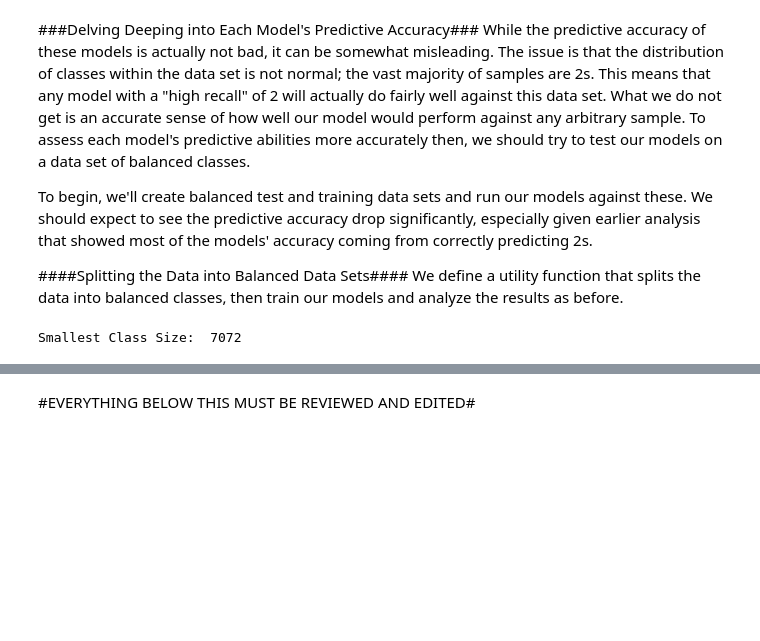
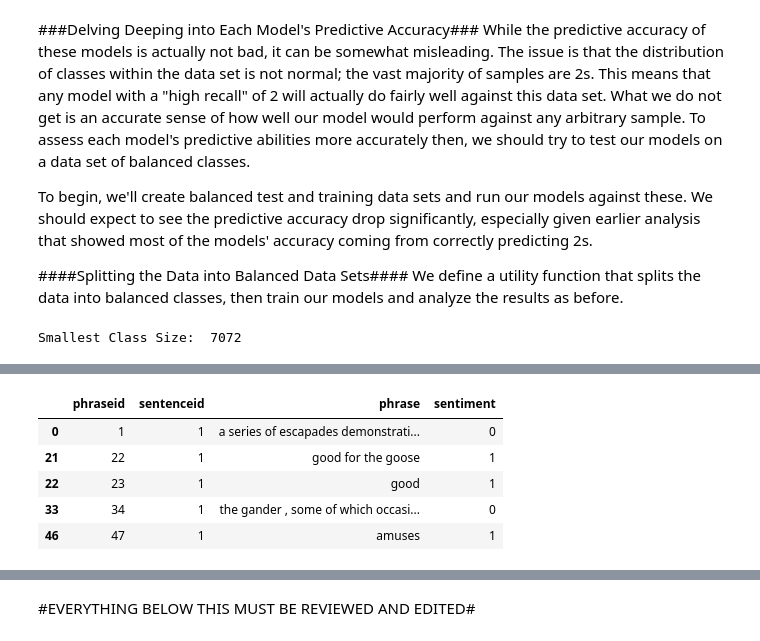
Before and after one commit to DryingPole/sentiment, a Jupyter notebook: notebooks/Final Project Process Book.ipynb, the cells around one changed output, grey strips where cells are left out. Saved outputs shown, nothing was run; the diff lists cells and outputs as text; code cells hidden in the pictures; blank space fills up the shorter version.

```diff
--- a/notebooks/Final Project Process Book.ipynb
+++ b/notebooks/Final Project Process Book.ipynb
@@ -742,0 +714,24 @@ calibration_plot(clf, xtest, ytest)
+# %%
+#create dataset of binarized sentiments to positive and negative.
+bin_reviews = phrases[(phrases.sentiment != 2)]
+sents = bin_reviews.sentiment.tolist()
+
+bin_sents = []
+for i in sents:
+    if (i == 1) | (i == 0):
+        bin_sents.append(0)
+    else:
+        bin_sents.append(1)
+
+#create DF of binary sentiments
+bin_reviews = bin_reviews.drop(['sentiment'], axis = 1)
+bin_reviews['sentiment'] = bin_sents
+# %%
+bin_reviews.head()
+# %% [output]
+|  | phraseid | sentenceid | phrase | sentiment |
+| 0 | 1 | 1 | a series of escapades demonstrati... | 0 |
+| 21 | 22 | 1 | good for the goose | 1 |
+| 22 | 23 | 1 | good | 1 |
+| 33 | 34 | 1 | the gander , some of which occasi... | 0 |
+| 46 | 47 | 1 | amuses | 1 |
```
Also changed, not shown: parts of 17 cells of this notebook.
